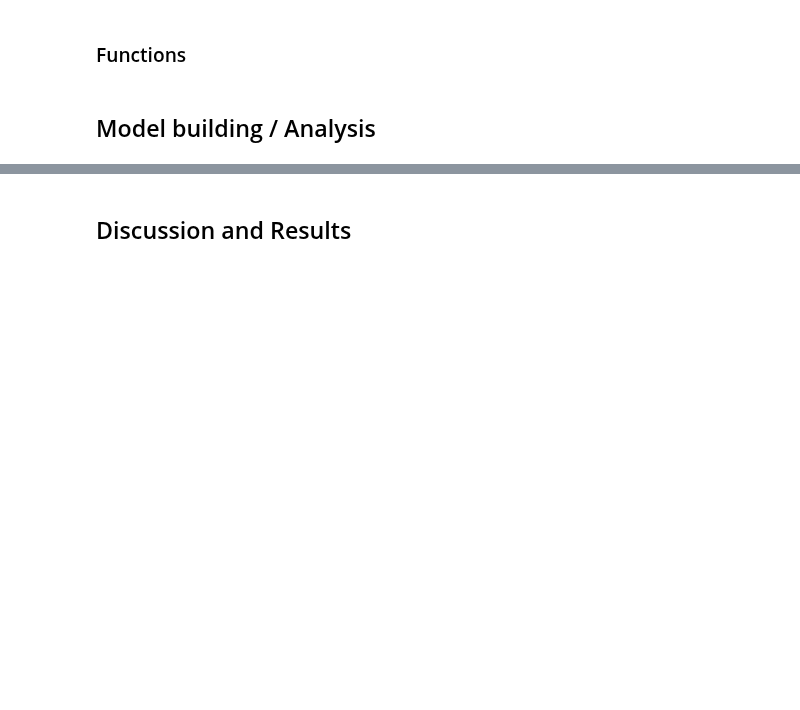
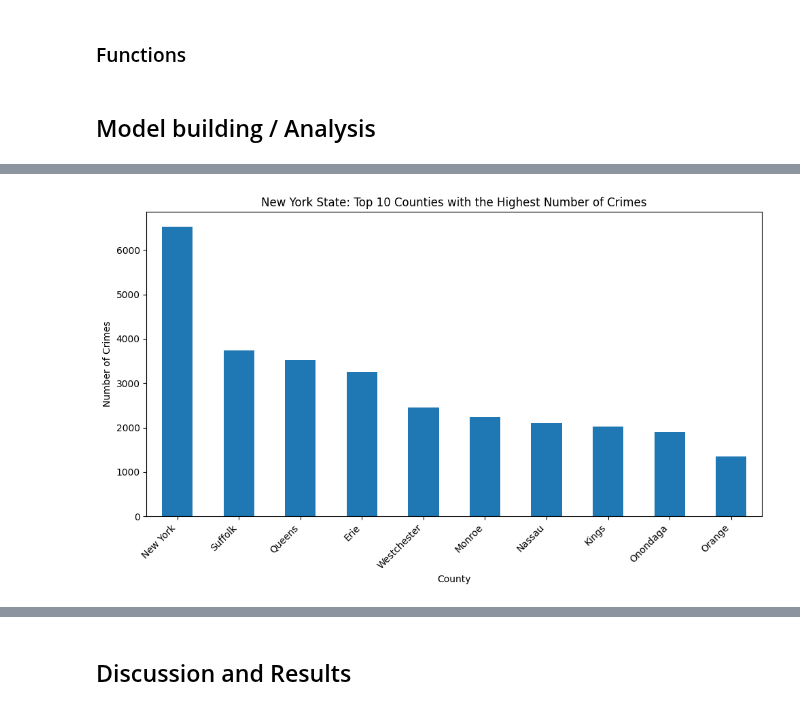
Before and after one commit to Ashliz1/NYC-Crime-Data---Group-10-, a Jupyter notebook: term_project_starter.ipynb, the cells around one changed output, grey strips where cells are left out. Saved outputs shown, nothing was run; the diff lists cells and outputs as text; code cells hidden in the pictures; blank space fills up the shorter version.

Commit message:
Added county-level crime analysis. Top/bottom 10 counties with the most/least amount of reported crime.

```diff
--- a/term_project_starter.ipynb
+++ b/term_project_starter.ipynb
@@ -167,0 +192,6 @@ peak_hours
+# %%
+# County-level crime Analysis
+#
+# count number of crimes per country
+county_counts = df["CountyName"].value_counts()
+county_counts
@@ -167,0 +214,3 @@ peak_hours
+# %%
+top10_counties = county_counts.head(10)
+top10_counties
@@ -167,0 +231,12 @@ peak_hours
+# %%
+plt.figure(figsize=(10,6))
+top10_counties.plot(kind="bar")
+
+plt.title("New York State: Top 10 Counties with the Highest Number of Crimes")
+plt.xlabel("County")
+plt.ylabel("Number of Crimes")
+plt.xticks(rotation=45, ha="right")
+plt.tight_layout()
+plt.show()
+# %% [output]
+[figure, added]
```
Also changed, not shown: parts of 11 cells of this notebook.
